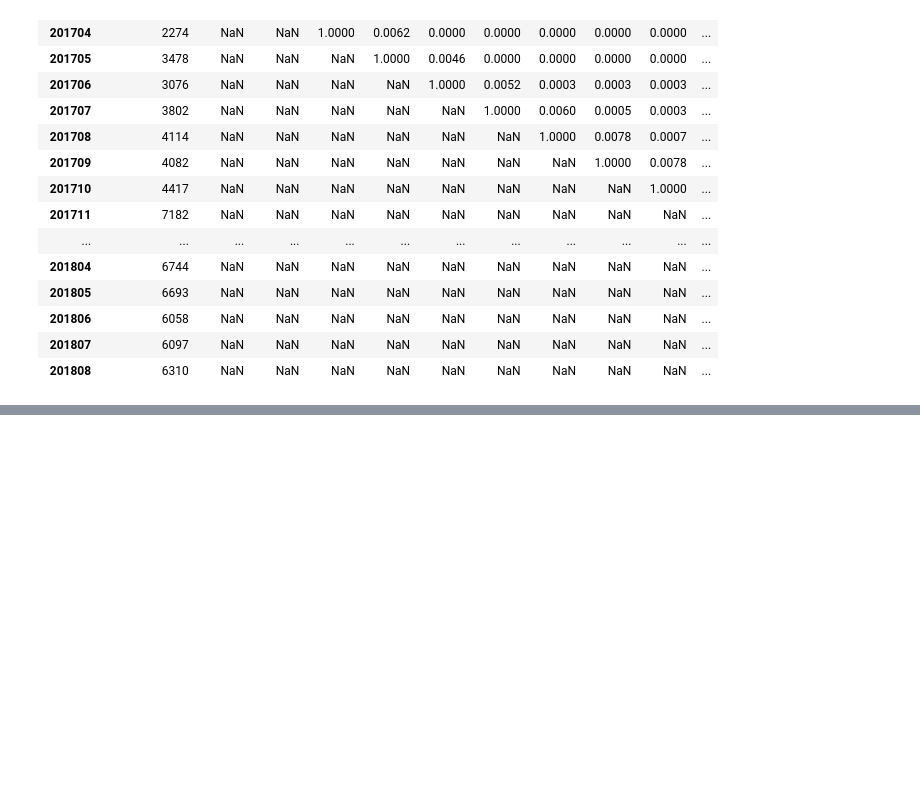
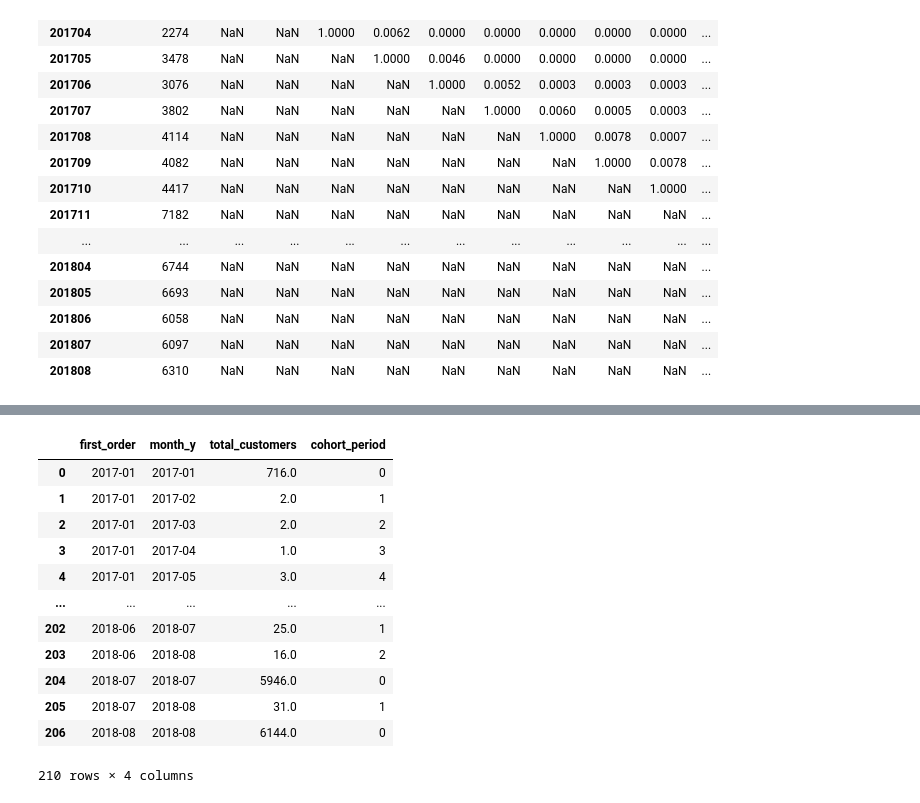
Before and after one commit to hyunjun33/Funnel_Analysis, a Jupyter notebook: Olist/Olist_Customer_Analysis.ipynb, the cells around one changed output, grey strips where cells are left out. Saved outputs shown, nothing was run; the diff lists cells and outputs as text; code cells hidden in the pictures; blank space fills up the shorter version.

```diff
--- a/Olist/Olist_Customer_Analysis.ipynb
+++ b/Olist/Olist_Customer_Analysis.ipynb
@@ -874,0 +787,10 @@ Name: first_order, dtype: int64
+# %%
+cohorts.loc[cohorts.shape[0], "first_order"] = "2017-01"
+cohorts.loc[cohorts.shape[0]-1, "month_y"] = "2017-10"
+cohorts.loc[cohorts.shape[0]-1, "total_customers"] = 0
+cohorts.sort_values(["first_order", "month_y"], inplace=True)
+# %%
+cohorts.loc[cohorts.shape[0], "first_order"] = "2017-01"
+cohorts.loc[cohorts.shape[0]-1, "month_y"] = "2018-07"
+cohorts.loc[cohorts.shape[0]-1, "total_customers"] = 0
+cohorts.sort_values(["first_order", "month_y"], inplace=True)
@@ -874,0 +850,17 @@ Name: first_order, dtype: int64
+# %%
+cohorts["cohort_period"] = cohort_period
+cohorts
+# %% [output]
+|  | first_order | month_y | total_customers | cohort_period |
+| 0 | 2017-01 | 2017-01 | 716.0 | 0 |
+| 1 | 2017-01 | 2017-02 | 2.0 | 1 |
+| 2 | 2017-01 | 2017-03 | 2.0 | 2 |
+| 3 | 2017-01 | 2017-04 | 1.0 | 3 |
+| 4 | 2017-01 | 2017-05 | 3.0 | 4 |
+| ... | ... | ... | ... | ... |
+| 202 | 2018-06 | 2018-07 | 25.0 | 1 |
+| 203 | 2018-06 | 2018-08 | 16.0 | 2 |
+| 204 | 2018-07 | 2018-07 | 5946.0 | 0 |
+| 205 | 2018-07 | 2018-08 | 31.0 | 1 |
+| 206 | 2018-08 | 2018-08 | 6144.0 | 0 |
+210 rows × 4 columns
```
Also changed, not shown: parts of 31 cells of this notebook.
